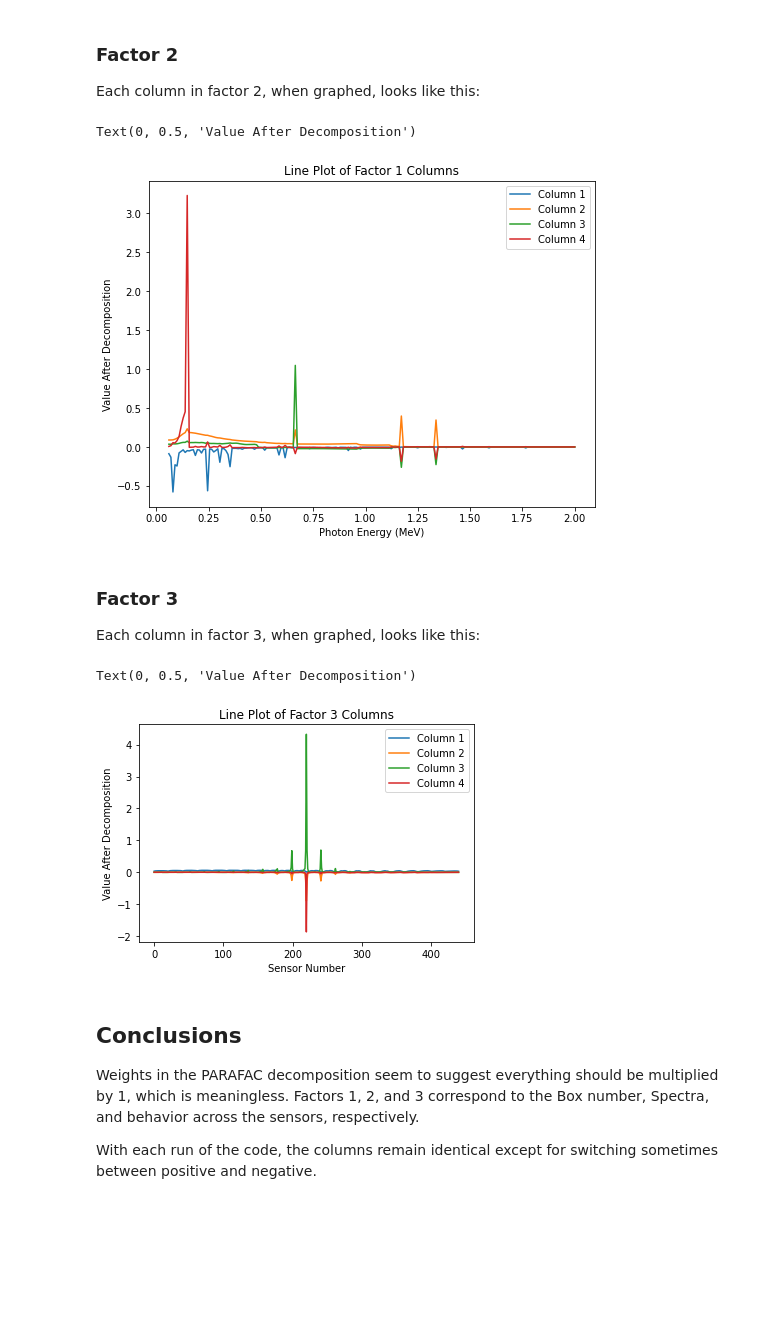
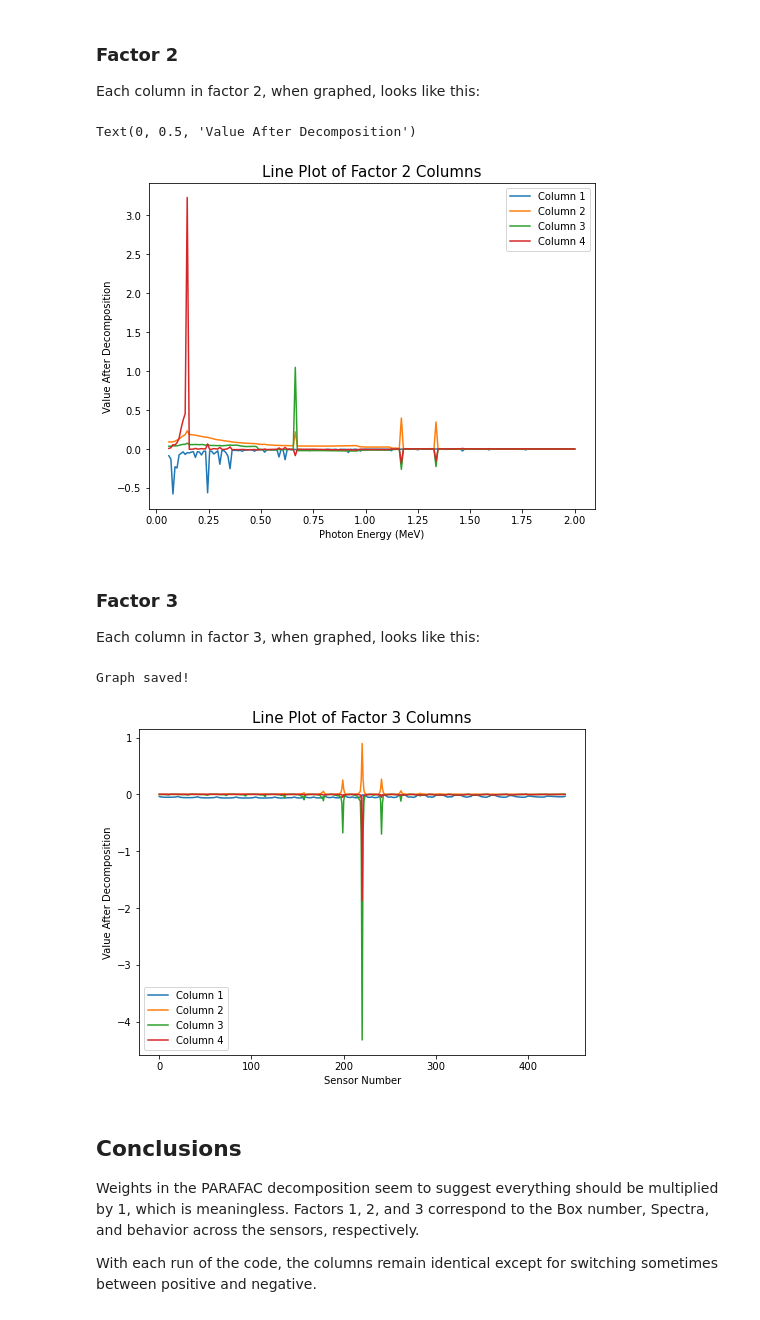
Before and after one commit to Dithizone/Math398-Project, a Jupyter notebook: PerformingCPT.ipynb, the cells around one changed output. Drawn from its saved outputs; the diff is of its cells as text; code cells hidden in the pictures; blank space fills up the shorter version.

Commit message:
Created images for midterm presentation

```diff
--- a/PerformingCPT.ipynb
+++ b/PerformingCPT.ipynb
@@ -181,13 +172,14 @@ plt.figure(figsize=(8, 6))
 for k in range(tensorrank):
     plt.plot(factor2dataframe.iloc[:, k], label=f'Column {k + 1}')
 
-plt.title(label='Line Plot of Factor 1 Columns')
+plt.title(label='Line Plot of Factor 2 Columns', fontsize=15)
 plt.legend()
 plt.xlabel('Photon Energy (MeV)')
 plt.ylabel('Value After Decomposition')
+# th.saveThisGraph('images/CPT images/Factor2.png')
 # %% [output]
 Text(0, 0.5, 'Value After Decomposition')
-[figure, old version]
+[figure, new version]
 # %% [markdown]
 ### Factor 3
 
@@ -195,27 +187,28 @@ Each column in factor 3, when graphed, looks like this:
 # %%
 factor3dataframe = pd.DataFrame(data=factor3)
 
-plt.figure(figsize=(5, 10))
+plt.figure(figsize=(8, 6))
 for m in range(tensorrank):
     plt.plot(factor3dataframe.iloc[:, m], label=f'Column {m + 1}')
 
-plt.title(label='Line Plot of Factor 3 Columns')
+plt.title(label='Line Plot of Factor 3 Columns', fontsize=15)
 plt.legend()
 plt.xlabel('Sensor Number')
 plt.ylabel('Value After Decomposition')
+# th.saveThisGraph('images/CPT images/Factor3.png')
 
 # The code below plots the columns individually:
 
 # for m in range(tensorrank):
 #     th.linePlotTheThing(dataframetoplot=factor3dataframe,
 #                         columntoplot=m,
 #                         xaxislabel='Sensor Number',
 #                         yaxislabel='Value After Decomposition',
 #                         title='Line Plot of Factor 3 Columns',
 #                         figuredimensions=(8, 6))
 # %% [output]
-Text(0, 0.5, 'Value After Decomposition')
+Graph saved!
-[figure, old version]
+[figure, new version]
 # %% [markdown]
 ## Conclusions
 
```
Also changed, not shown: parts of 3 cells of this notebook, 33 other files.
